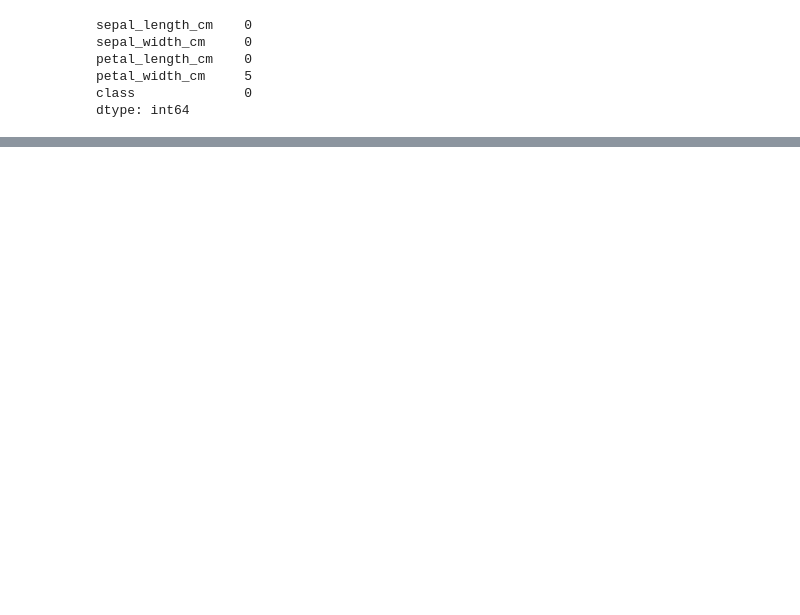
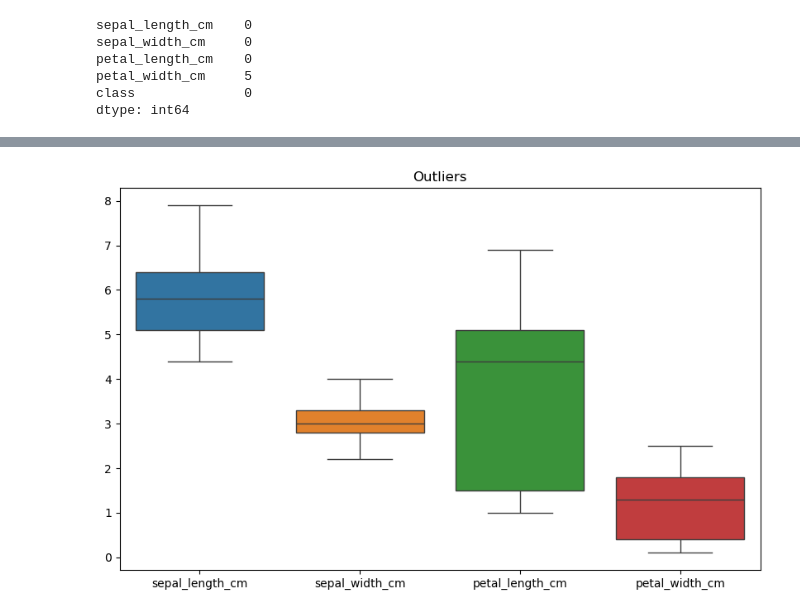
Before and after one commit to blancadelavega/dataptmad0924_labs, a Jupyter notebook: module-3/data-cleaning-challenge/my-code/main.ipynb, the cells around one changed output, grey strips where cells are left out. Cells and saved outputs as stored; diff of their text form; code cells hidden in the pictures; blank space fills up the shorter version.

```diff
--- a/module-3/data-cleaning-challenge/my-code/main.ipynb
+++ b/module-3/data-cleaning-challenge/my-code/main.ipynb
@@ -55,0 +174,13 @@ missing_values
+# %%
+#Outliers mediante IQR
+
+Q1 = df['sepal_length_cm'].quantile(0.25)
+Q3 = df['sepal_length_cm'].quantile(0.75)
+IQR = Q3 - Q1
+
+
+lower_bound = Q1 - 1.5 * IQR
+upper_bound = Q3 + 1.5 * IQR
+
+sepal_lenght_outliers = df[(df['sepal_length_cm'] < lower_bound) | (df['sepal_length_cm'] > upper_bound)]
+print(sepal_lenght_outliers)
@@ -55,0 +201,3 @@ missing_values
+# %%
+#Elimino los outliers, muy cercanos a 0 y difere mucho con el df
+df = df[(df['sepal_length_cm'] >= lower_bound) & (df['sepal_length_cm'] <= upper_bound)]
@@ -55,0 +218,13 @@ missing_values
+# %%
+#Outliers mediante IQR
+
+Q1 = df['sepal_width_cm'].quantile(0.25)
+Q3 = df['sepal_width_cm'].quantile(0.75)
+IQR = Q3 - Q1
+
+
+lower_bound = Q1 - 1.5 * IQR
+upper_bound = Q3 + 1.5 * IQR
+
+sepal_lenght_outliers = df[(df['sepal_width_cm'] < lower_bound) | (df['sepal_width_cm'] > upper_bound)]
+print(sepal_lenght_outliers)
@@ -55,0 +243,12 @@ missing_values
+# %%
+#Remplazo outliers con la mediana
+mediana = df['sepal_width_cm'].median()
+df.loc[(df['sepal_width_cm'] < lower_bound) | (df['sepal_width_cm'] > upper_bound), 'sepal_width_cm'] = mediana
+# %%
+#Visual check de la eliminacion de outliers
+plt.figure(figsize=(10, 6))
+sns.boxplot(data=df.drop(columns=['class']))
+plt.title("Outliers")
+plt.show()
+# %% [output]
+[figure, added]
```
Also changed, not shown: parts of 25 cells of this notebook, 1 other file.
